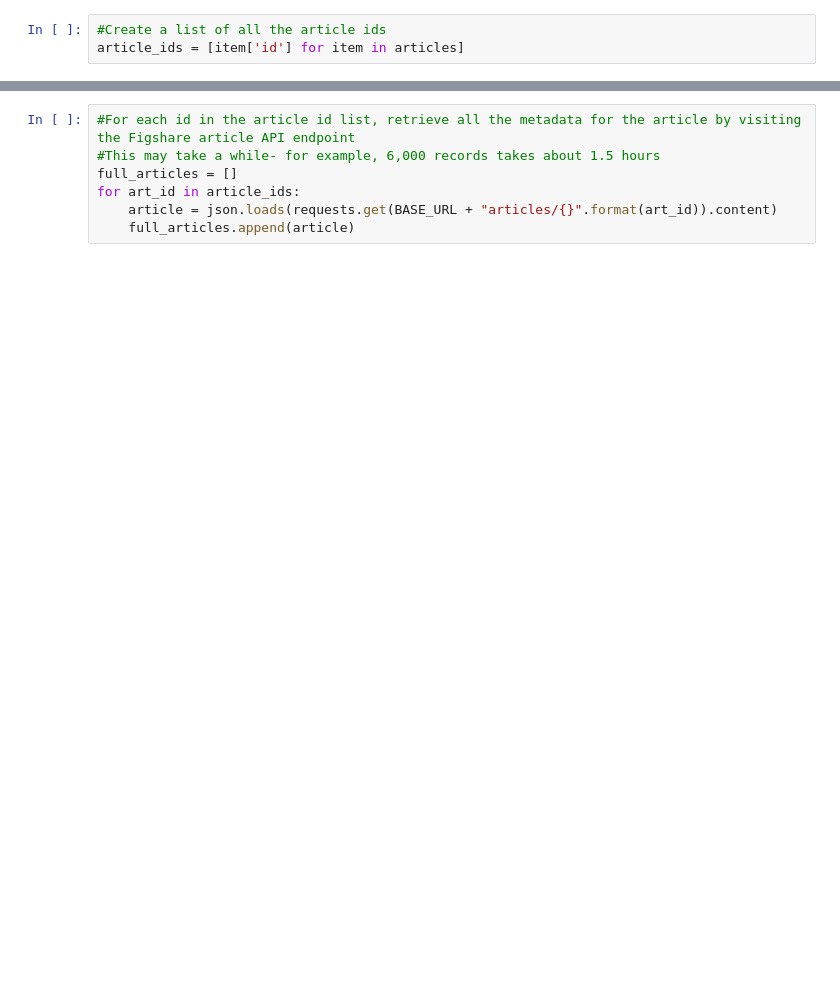
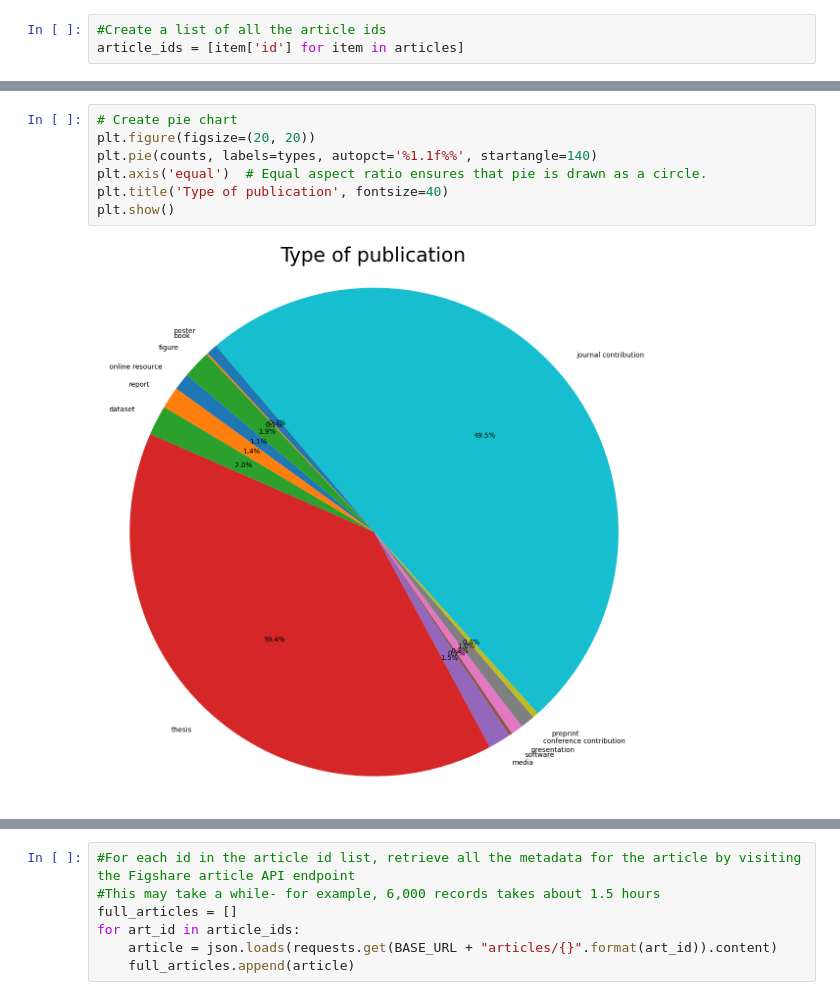
Before and after one commit to spiralizing/CMU_Tools, a Jupyter notebook: Kilthub_API/GET_PUBLIC_METADATA.ipynb, the cells around one changed output, grey strips where cells are left out. Drawn from its saved outputs; the diff is of its cells as text; blank space fills up the shorter version.

```diff
--- a/Kilthub_API/GET_PUBLIC_METADATA.ipynb
+++ b/Kilthub_API/GET_PUBLIC_METADATA.ipynb
@@ -52,0 +115,9 @@ article_ids = [item['id'] for item in articles]
+# %%
+# Create pie chart
+plt.figure(figsize=(20, 20))
+plt.pie(counts, labels=types, autopct='%1.1f%%', startangle=140)
+plt.axis('equal')  # Equal aspect ratio ensures that pie is drawn as a circle.
+plt.title('Type of publication', fontsize=40)
+plt.show()
+# %% [output]
+[figure, added]
```
Also changed, not shown: parts of 38 cells of this notebook, 6 other files.
